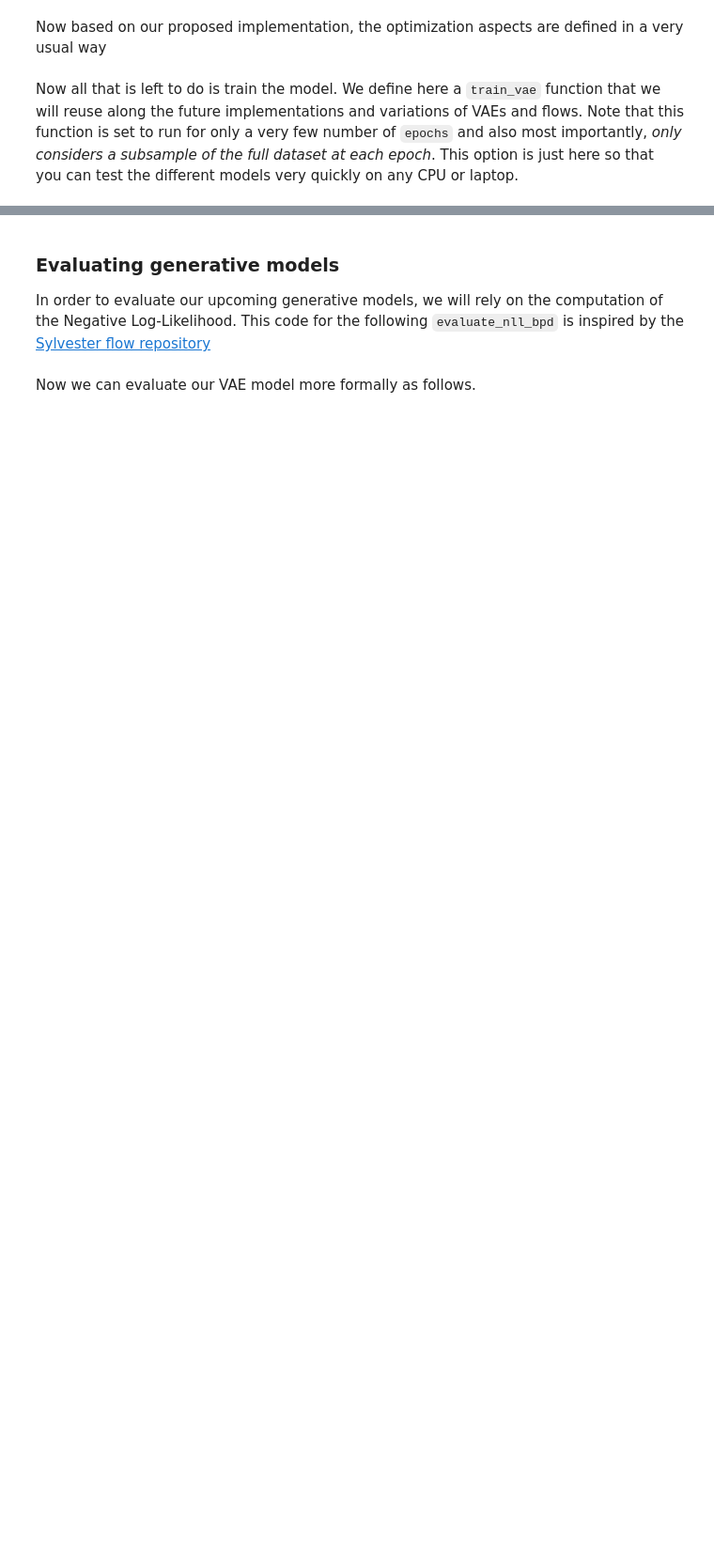
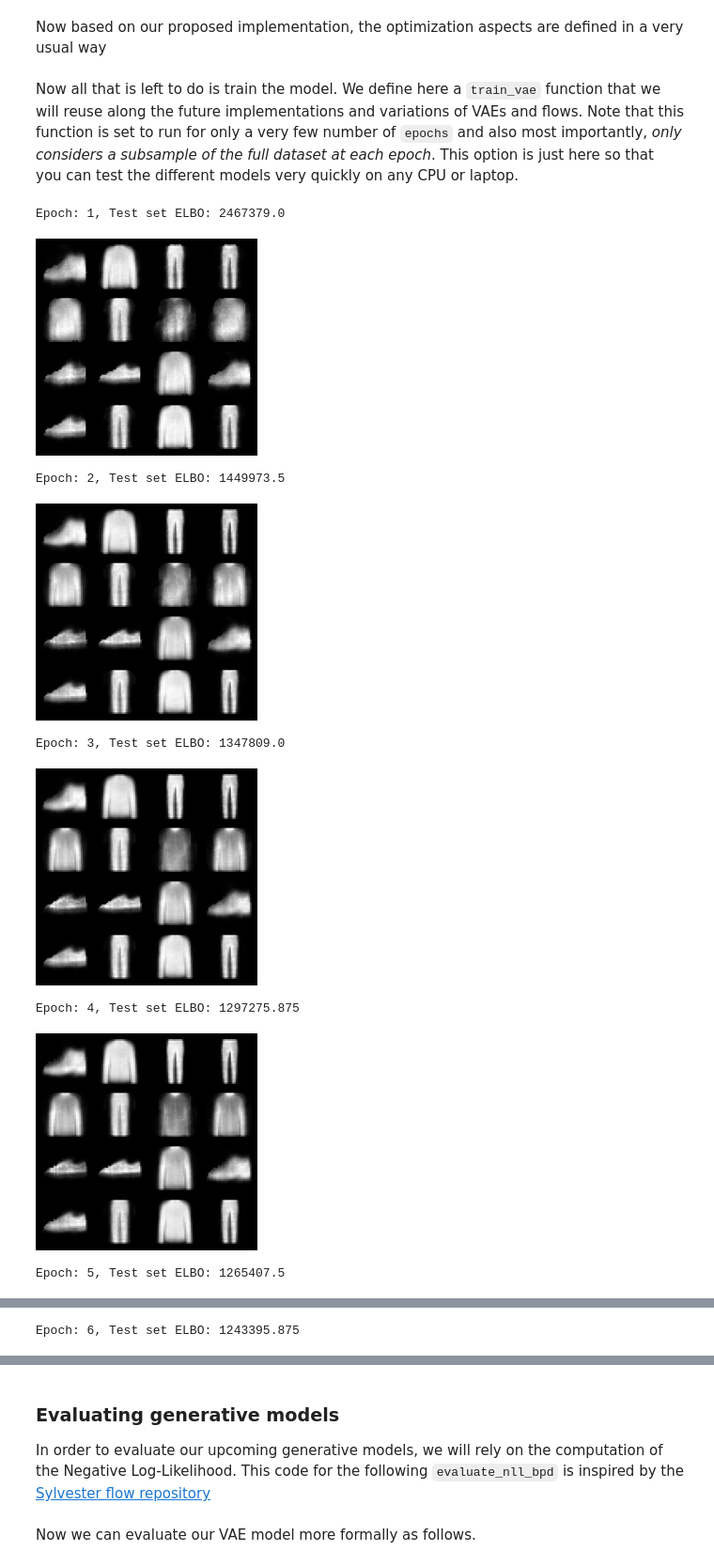
Before and after one commit to PierreChouteau/atiam_ml, a Jupyter notebook: 10a_variational_auto_encoders.ipynb, the cells around one changed output, grey strips where cells are left out. Shown at 94% size. Drawn from its saved outputs; the diff is of its cells as text; code cells hidden in the pictures; blank space fills up the shorter version.

```diff
--- a/10a_variational_auto_encoders.ipynb
+++ b/10a_variational_auto_encoders.ipynb
@@ -27,6 +27,8 @@ import numpy as np
 import seaborn as sns
 from helper_plot import hdr_plot_style
 hdr_plot_style()
+# %%
+device = torch.device("cuda:0" if torch.cuda.is_available() else "cpu")
 # %% [markdown]
 ### Probability distributions
 
@@ -292,6 +276,10 @@ def compute_loss(model, x):
     return full_loss
 
 def train_step(model, x, optimizer):
+    # Pass model and data to the device (GPU or CPU)
+    model = model.to(device)
+    x = x.to(device)
+
     # Compute the loss.
     loss = compute_loss(model, x)
 
@@ -369,9 +357,11 @@ nin = imgs_test.shape[2] * imgs_test.shape[3]
 
 # Construct encoder and decoder
 encoder, decoder = construct_encoder_decoder(nin, n_hidden = n_hidden, n_latent = n_latent, n_classes = num_classes)
+encoder = encoder.to(device)
+decoder = decoder.to(device)
 
 # Build the VAE model
-model = VAE(encoder, decoder, n_hidden, n_latent)
+model = VAE(encoder, decoder, n_hidden, n_latent).to(device)
 
 # Construct the optimizer
 optimizer = torch.optim.Adam(model.parameters(), lr=1e-4)
@@ -379,25 +369,44 @@ optimizer = torch.optim.Adam(model.parameters(), lr=1e-4)
 Now all that is left to do is train the model. We define here a `train_vae` function that we will reuse along the future implementations and variations of VAEs and flows. Note that this function is set to run for only a very few number of `epochs` and also most importantly, *only considers a subsample of the full dataset at each epoch*. This option is just here so that you can test the different models very quickly on any CPU or laptop.
 # %%
 def generate_and_save_images(model, epoch, test_sample):
+    model = model.to(device)
+    test_sample = test_sample.to(device)
     predictions, _ = model(test_sample)
     fig = plt.figure(figsize=(4, 4))
     for i in range(predictions.shape[0]):
         plt.subplot(4, 4, i + 1)
-        plt.imshow(predictions[i, 0, :, :].detach(), cmap='gray')
+        plt.imshow(predictions[i, 0, :, :].detach().cpu(), cmap='gray')
         plt.axis('off')
     # Tight_layout minimizes the overlap between 2 sub-plots
     #plt.savefig('image_at_epoch_{:04d}.png'.format(epoch))
     plt.show()
 
+
 epochs=50
 test_sample = imgs_test[0:16, :, :, :]
+losses_kld = []
 for epoch in range(1, epochs + 1):
-    # full_loss = torch.Tensor([0])
     full_loss = 0
+
     # Forward pass: compute predicted y by passing x to the model.
     for i, (x, _) in enumerate(train_loader):
+        # Permet d'envoyer les data au GPU (si il y a GPU)
         full_loss += train_step(model, x, optimizer)
+
+    # Non utilisé pour le moment...
     #for i, (x, _) in enumerate(valid_loader):
     #    train_step(model, x, optimizer)
-    print('Epoch: {}, Test set ELBO: {}, loss of a single batch: {}'.format(epoch, full_loss, loss))
+
+    print('Epoch: {}, Test set ELBO: {}'.format(epoch, full_loss))
+    losses_kld.append(full_loss.detach().cpu().numpy())
     generate_and_save_images(model, epoch, test_sample)
+# %% [output]
+Epoch: 1, Test set ELBO: 2467379.0
+[figure, added]
+Epoch: 2, Test set ELBO: 1449973.5
+[figure, added]
+Epoch: 3, Test set ELBO: 1347809.0
+[figure, added]
+Epoch: 4, Test set ELBO: 1297275.875
+[figure, added]
+Epoch: 5, Test set ELBO: 1265407.5
@@ -403,0 +414 @@ for epoch in range(1, epochs + 1):
+Epoch: 6, Test set ELBO: 1243395.875
```
Also changed, not shown: parts of 9 cells of this notebook.
